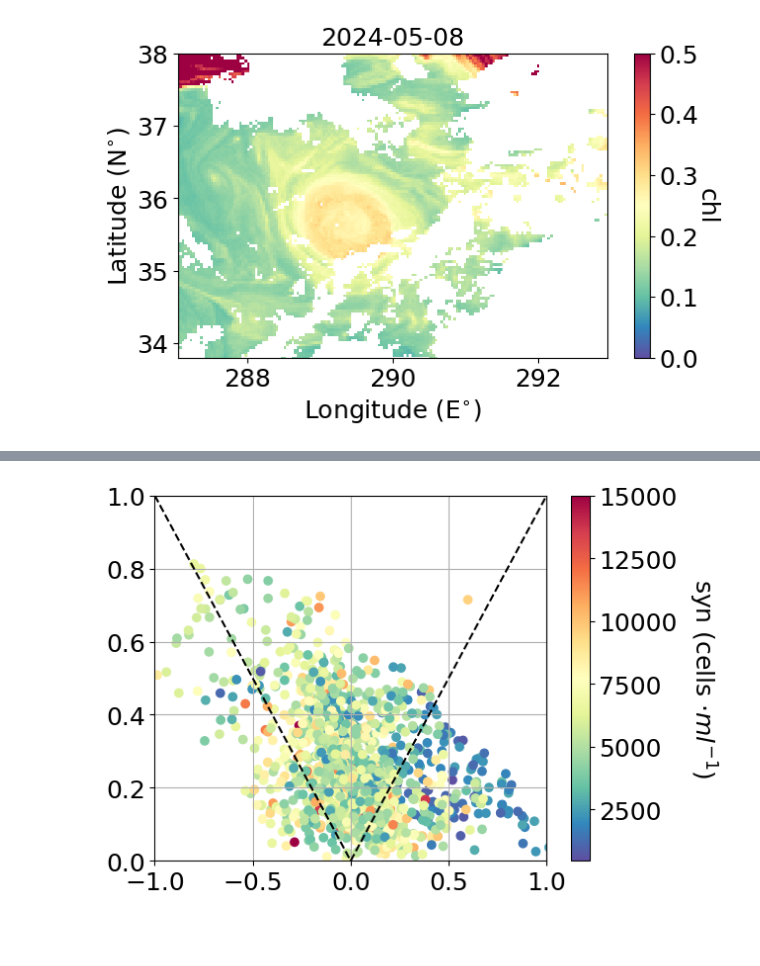
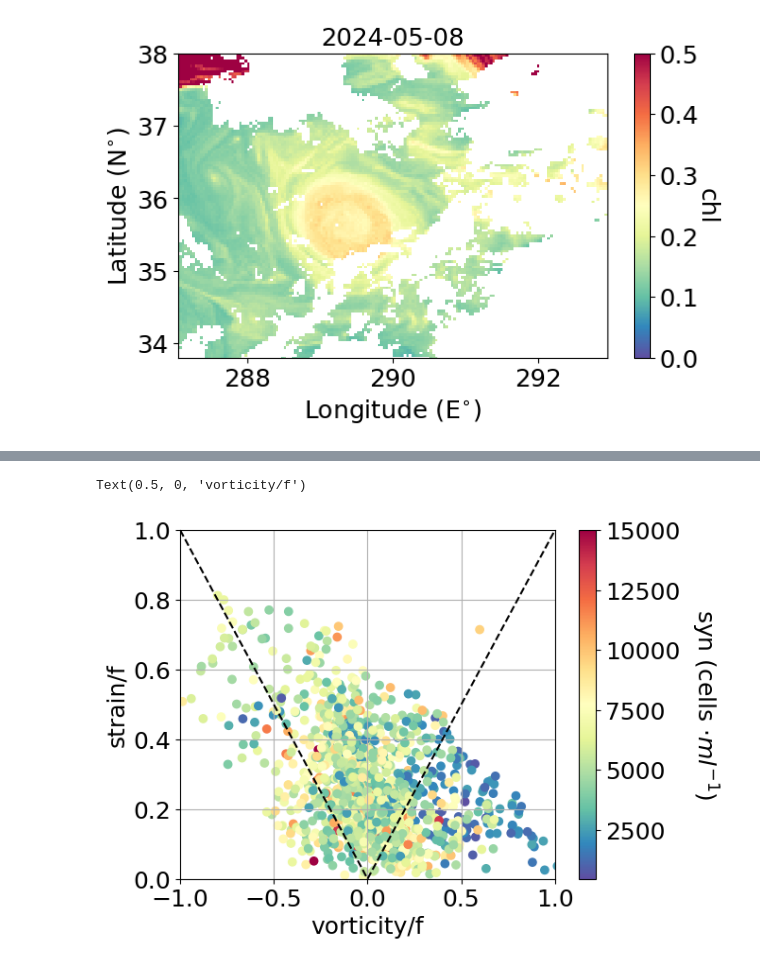
Before and after one commit to mcornec/GO-SWACE, a Jupyter notebook: compute_vorticity_strain.ipynb, the cells around one changed output, grey strips where cells are left out. Drawn from its saved outputs; the diff is of its cells as text; code cells hidden in the pictures; blank space fills up the shorter version.

```diff
--- a/compute_vorticity_strain.ipynb
+++ b/compute_vorticity_strain.ipynb
@@ -446,16 +453,19 @@ cbar.set_label('Picoeukaryotes (cells $ \cdot ml^{-1}$)', rotation=270, labelpad
 # %%
 fig = plt.figure()
 ax = plt.axes()
 plot=plt.scatter(ksi,sigma,c=newsyn, cmap="Spectral_r",vmax=15000)
 ax.axline((0, 0), slope=-1, color='black',linestyle='--')
 ax.axline((0, 0), slope=1, color='black',linestyle='--')
 ax.grid(True)
 cbar = plt.colorbar(plot,ax=ax)
 ax.set_ylim([0, 1])
 ax.set_xlim([-1, 1])
 cbar.set_label('syn (cells $ \cdot ml^{-1}$)', rotation=270, labelpad=30)
+ax.set_ylabel('strain/f')
+ax.set_xlabel('vorticity/f')
 # %% [output]
+Text(0.5, 0, 'vorticity/f')
-[figure, old version]
+[figure, new version]
 # %%
 fig = plt.figure()
 ax = plt.axes()
```
Also changed, not shown: parts of 5 cells of this notebook.
